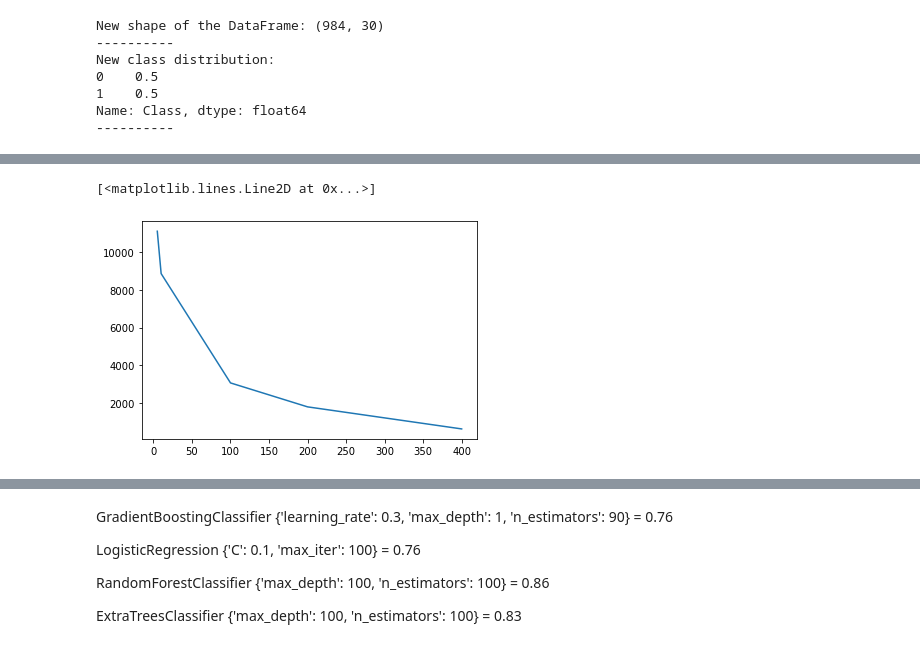
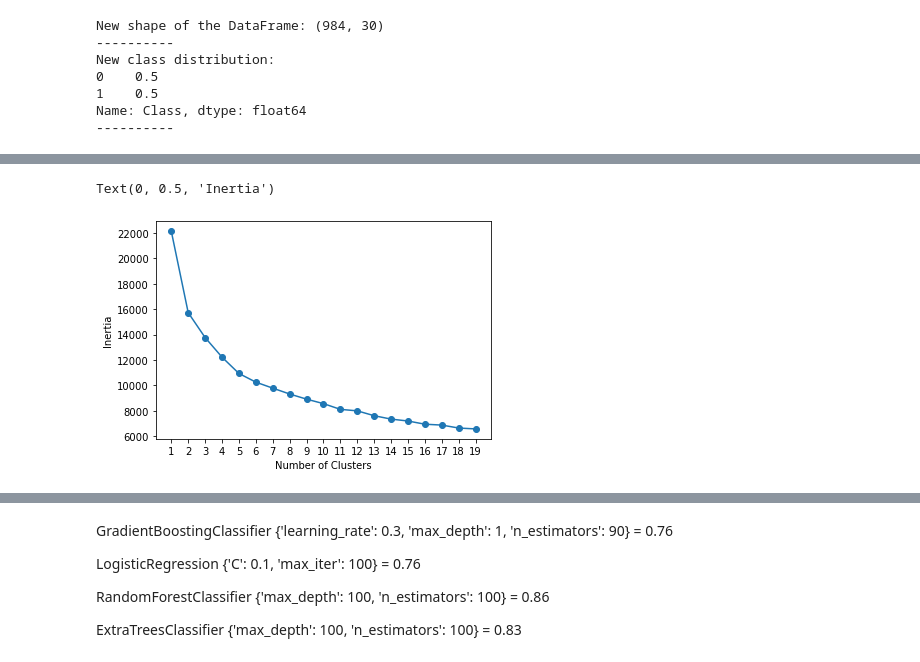
Before and after one commit to akmalsoliev/creditcardfraud, a Jupyter notebook: Credit Card Fraud Detection.ipynb, the cells around one changed output, grey strips where cells are left out. Cells and saved outputs as stored; diff of their text form; code cells hidden in the pictures.

```diff
--- a/Credit Card Fraud Detection.ipynb
+++ b/Credit Card Fraud Detection.ipynb
@@ -191,15 +178,19 @@ X_test = scaler.transform(X_test)
 # %%
 from sklearn.cluster import KMeans
 
 inertia = []
-clusters = [5, 10, 100, 200, 400]
+clusters = np.arange(1, 20)
 for cluster in clusters:
     kmeans = KMeans(n_clusters=cluster)
     kmeans.fit(X_train)
     inertia.append(kmeans.inertia_)
 
 plt.plot(clusters, inertia)
+plt.scatter(clusters, inertia)
+plt.xticks(np.arange(clusters.min(), cluster.max()+1))
+plt.xlabel('Number of Clusters')
+plt.ylabel('Inertia')
 # %% [output]
-[<matplotlib.lines.Line2D at 0x...>]
+Text(0, 0.5, 'Inertia')
-[figure, old version]
+[figure, new version]
 # %%
```
Also changed, not shown: parts of 11 cells of this notebook.
